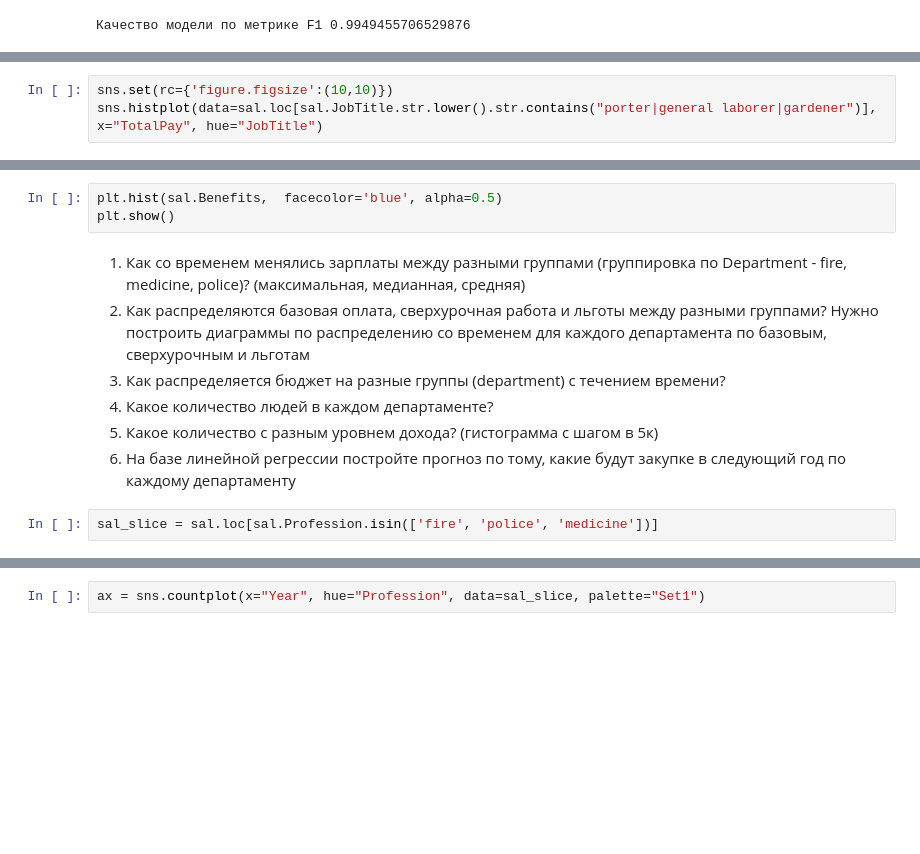
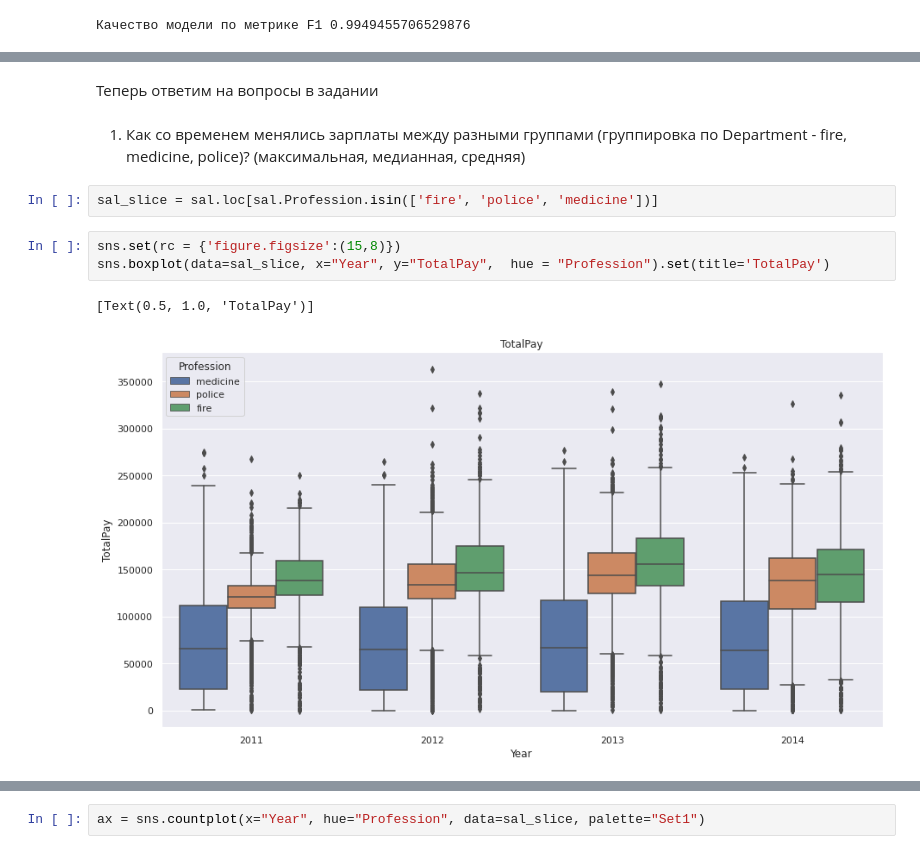
Before and after one commit to savitskaya-om/python, a Jupyter notebook: project/PROJECT.ipynb, the cells around one changed output, grey strips where cells are left out. Drawn from its saved outputs; the diff is of its cells as text; blank space fills up the shorter version.

```diff
--- a/project/PROJECT.ipynb
+++ b/project/PROJECT.ipynb
@@ -618,3 +540,0 @@ Name: Profession, Length: 166, dtype: bool
-# %%
-sns.set(rc={'figure.figsize':(10,10)})
-sns.histplot(data=sal.loc[sal.JobTitle.str.lower().str.contains("porter|general laborer|gardener")], x="TotalPay", hue="JobTitle")
@@ -749,12 +541,12 @@ sal.Year.value_counts().index
-# %%
-plt.hist(sal.Benefits,  facecolor='blue', alpha=0.5)
-plt.show()
-# %% [markdown]
-1.	Как со временем менялись зарплаты между разными группами (группировка по Department - fire, medicine, police)? (максимальная, медианная, средняя)
-2.	Как распределяются базовая оплата, сверхурочная работа и льготы между разными группами? Нужно построить диаграммы по распределению со временем для каждого департамента по базовым, сверхурочным и льготам
-3.	Как распределяется бюджет на разные группы (department) с течением времени?
-4.	Какое количество людей в каждом департаменте?
-5.	Какое количество с разным уровнем дохода? (гистограмма с шагом в 5к)
-6.	На базе линейной регрессии постройте прогноз по тому, какие будут закупке в следующий год по каждому департаменту
+# %% [markdown]
+Теперь ответим на вопросы в задании
+# %% [markdown]
+1.	Как со временем менялись зарплаты между разными группами (группировка по Department - fire, medicine, police)? (максимальная, медианная, средняя)
 # %%
 sal_slice = sal.loc[sal.Profession.isin(['fire', 'police', 'medicine'])]
+# %%
+sns.set(rc = {'figure.figsize':(15,8)})
+sns.boxplot(data=sal_slice, x="Year", y="TotalPay",  hue = "Profession").set(title='TotalPay')
+# %% [output]
+[Text(0.5, 1.0, 'TotalPay')]
+[figure, added]
```
Also changed, not shown: parts of 50 cells of this notebook.
